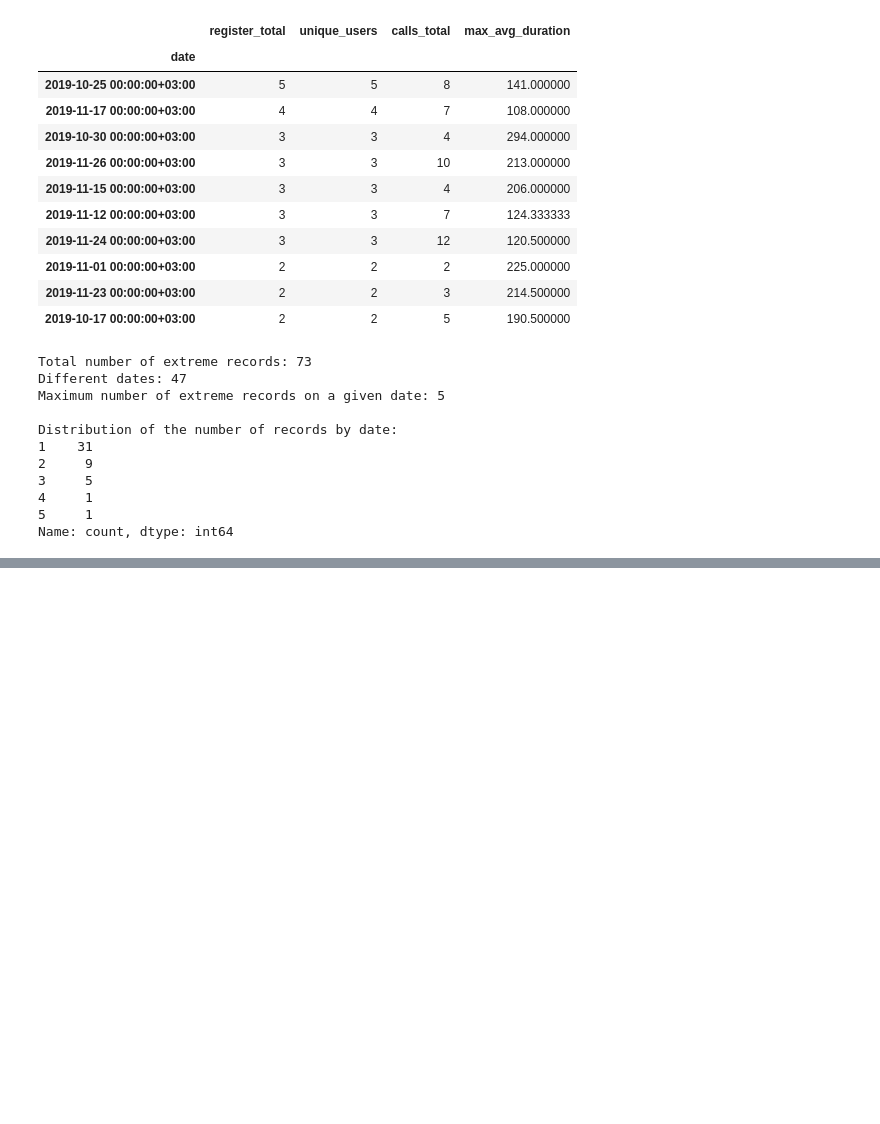
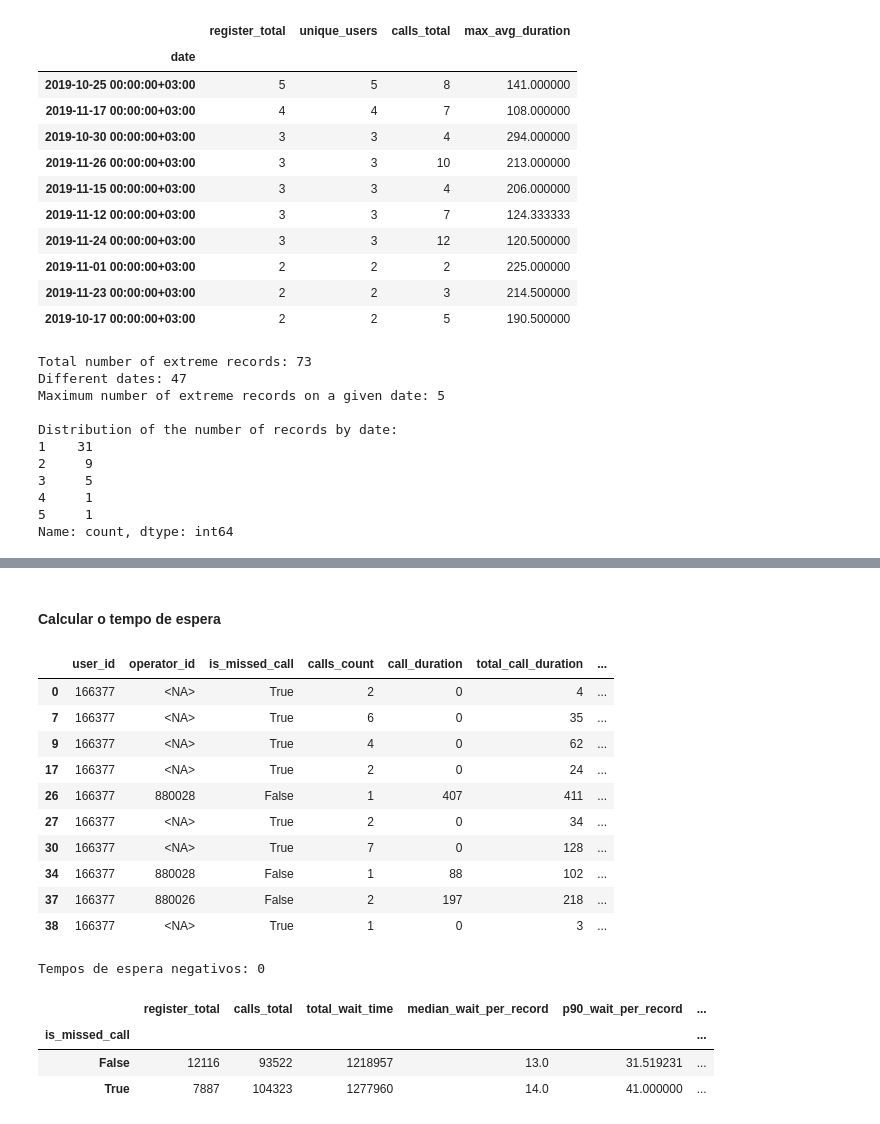
Before and after one commit to thaisCrtn/telecom_CallMeMaybe_analysis, a Jupyter notebook: notebooks/notebook.ipynb, the cells around one changed output, grey strips where cells are left out. Saved outputs shown, nothing was run; the diff lists cells and outputs as text; code cells hidden in the pictures; blank space fills up the shorter version.

Commit message:
Calculate the waiting time

```diff
--- a/notebooks/notebook.ipynb
+++ b/notebooks/notebook.ipynb
@@ -1047,0 +1311,75 @@ Name: count, dtype: int64
+# %% [markdown]
+#### Calcular o tempo de espera
+# %%
+df_incoming_wait = df_telecom_analysis[
+    df_telecom_analysis['direction'] == 'in'
+].copy()
+
+df_incoming_wait['wait_time_total'] = (
+    df_incoming_wait['total_call_duration']
+    - df_incoming_wait['call_duration']
+)
+
+df_incoming_wait['avg_wait_per_call'] = (
+    df_incoming_wait['wait_time_total']
+    / df_incoming_wait['calls_count']
+)
+
+df_incoming_wait[
+    [
+        'user_id',
+        'operator_id',
+        'is_missed_call',
+        'calls_count',
+        'call_duration',
+        'total_call_duration',
+        'wait_time_total',
+        'avg_wait_per_call'
+    ]
+].head(10)
+# %% [output]
+|  | user_id | operator_id | is_missed_call | calls_count | call_duration | total_call_duration | ... |
+| 0 | 166377 | <NA> | True | 2 | 0 | 4 | ... |
+| 7 | 166377 | <NA> | True | 6 | 0 | 35 | ... |
+| 9 | 166377 | <NA> | True | 4 | 0 | 62 | ... |
+| 17 | 166377 | <NA> | True | 2 | 0 | 24 | ... |
+| 26 | 166377 | 880028 | False | 1 | 407 | 411 | ... |
+| 27 | 166377 | <NA> | True | 2 | 0 | 34 | ... |
+| 30 | 166377 | <NA> | True | 7 | 0 | 128 | ... |
+| 34 | 166377 | 880028 | False | 1 | 88 | 102 | ... |
+| 37 | 166377 | 880026 | False | 2 | 197 | 218 | ... |
+| 38 | 166377 | <NA> | True | 1 | 0 | 3 | ... |
+# %%
+print(
+    'Tempos de espera negativos:',
+    (df_incoming_wait['wait_time_total'] < 0).sum()
+)
+# %% [output]
+Tempos de espera negativos: 0
+# %%
+wait_summary = (
+    df_incoming_wait
+    .groupby('is_missed_call')
+    .agg(
+        register_total=('calls_count', 'size'),
+        calls_total=('calls_count', 'sum'),
+        total_wait_time=('wait_time_total', 'sum'),
+        median_wait_per_record=('avg_wait_per_call', 'median'),
+        p90_wait_per_record=('avg_wait_per_call',
+                             lambda x: x.quantile(0.90)
+        ),
+            max_wait_per_record=('avg_wait_per_call', 'max')
+    )
+)
+
+wait_summary['weighted_avg_wait_per_call'] = (
+    wait_summary['total_wait_time']
+    / wait_summary['calls_total']
+)
+
+wait_summary
+# %% [output]
+|  | register_total | calls_total | total_wait_time | median_wait_per_record | p90_wait_per_record | ... |
+| is_missed_call |  |  |  |  |  | ... |
+| False | 12116 | 93522 | 1218957 | 13.0 | 31.519231 | ... |
+| True | 7887 | 104323 | 1277960 | 14.0 | 41.000000 | ... |
```
Also changed, not shown: parts of 30 cells of this notebook.
